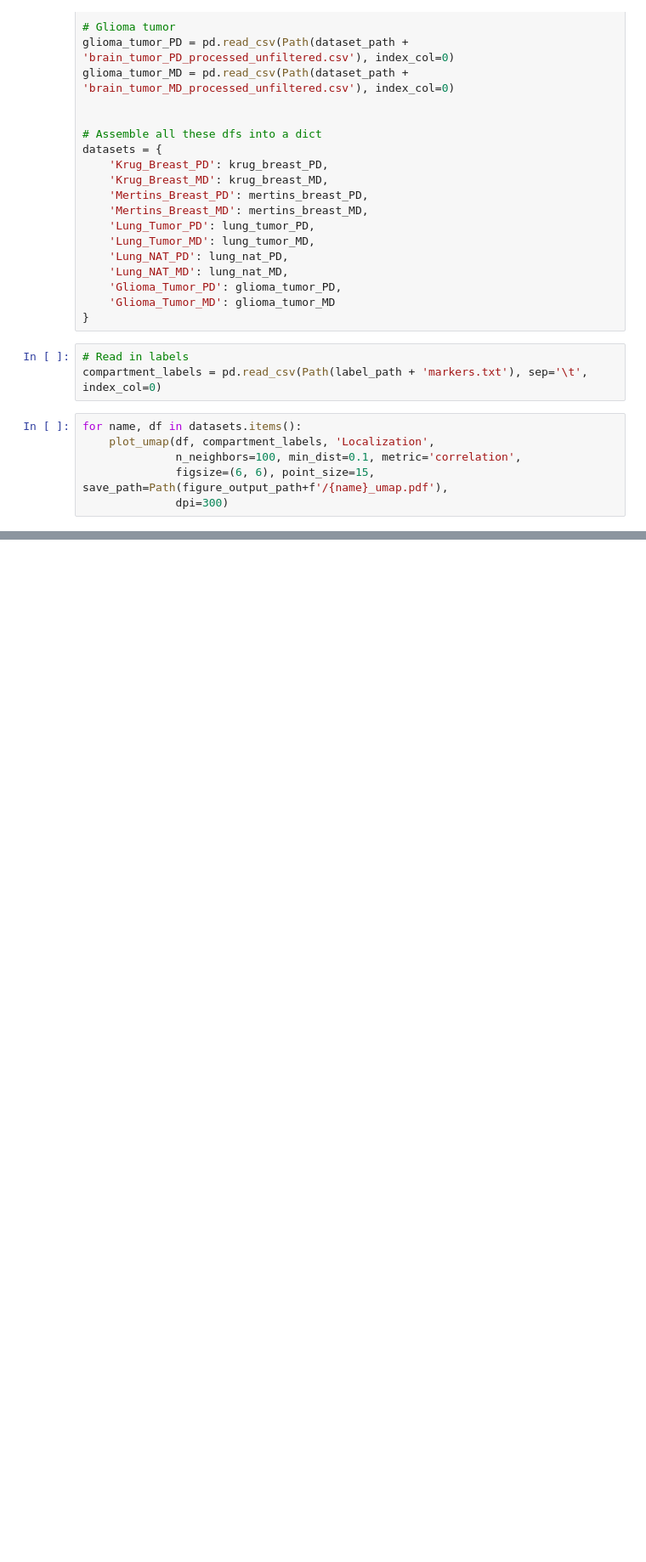
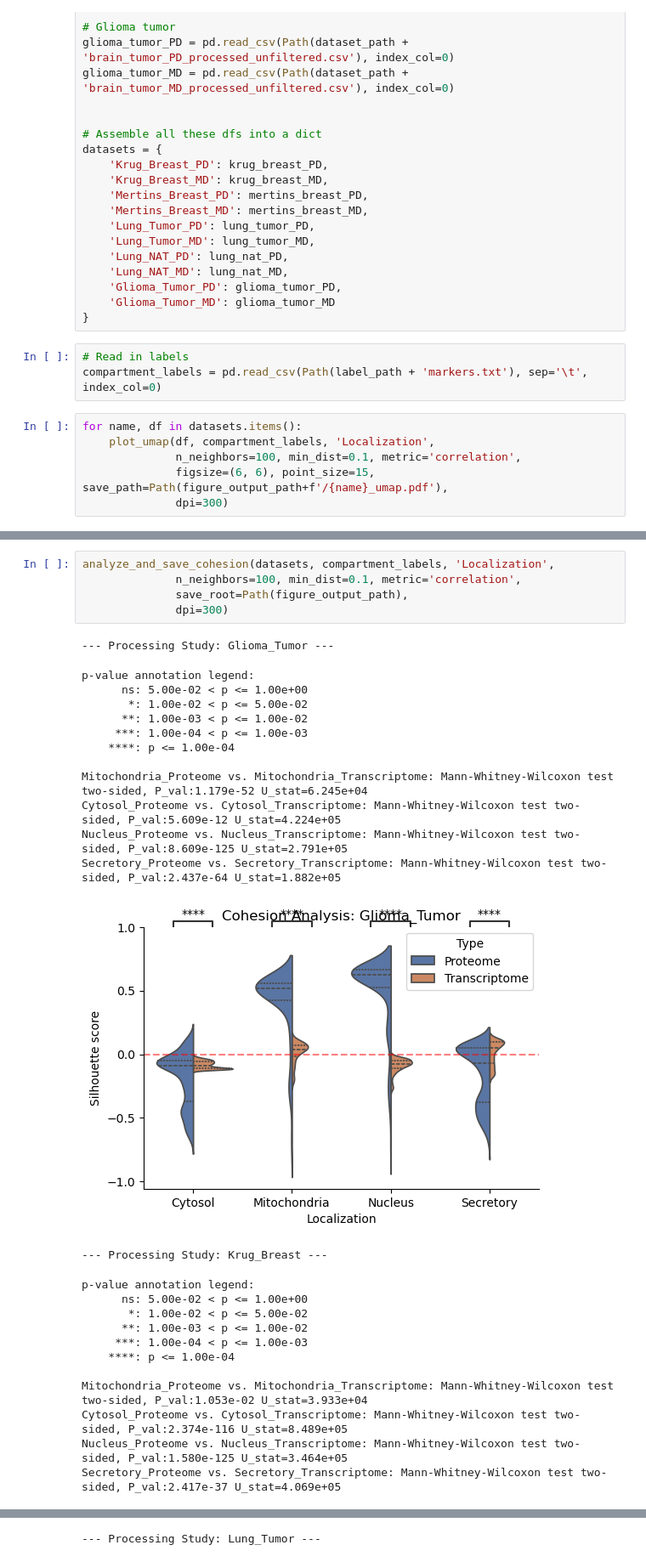
Before and after one commit to kenlzh1996/localization_ML, a Jupyter notebook: Fig1_Dimension reduction figures.ipynb, the cells around one changed output, grey strips where cells are left out. Shown at 85% size. Drawn from its saved outputs; the diff is of its cells as text; blank space fills up the shorter version.

```diff
--- a/Fig1_Dimension reduction figures.ipynb
+++ b/Fig1_Dimension reduction figures.ipynb
@@ -138,0 +238,31 @@ for name, df in datasets.items():
+# %%
+analyze_and_save_cohesion(datasets, compartment_labels, 'Localization',
+              n_neighbors=100, min_dist=0.1, metric='correlation',
+              save_root=Path(figure_output_path),
+              dpi=300)
+# %% [output]
+--- Processing Study: Glioma_Tumor ---
+p-value annotation legend:
+      ns: 5.00e-02 < p <= 1.00e+00
+       *: 1.00e-02 < p <= 5.00e-02
+      **: 1.00e-03 < p <= 1.00e-02
+     ***: 1.00e-04 < p <= 1.00e-03
+    ****: p <= 1.00e-04
+
+Mitochondria_Proteome vs. Mitochondria_Transcriptome: Mann-Whitney-Wilcoxon test two-sided, P_val:1.179e-52 U_stat=6.245e+04
+Cytosol_Proteome vs. Cytosol_Transcriptome: Mann-Whitney-Wilcoxon test two-sided, P_val:5.609e-12 U_stat=4.224e+05
+Nucleus_Proteome vs. Nucleus_Transcriptome: Mann-Whitney-Wilcoxon test two-sided, P_val:8.609e-125 U_stat=2.791e+05
+Secretory_Proteome vs. Secretory_Transcriptome: Mann-Whitney-Wilcoxon test two-sided, P_val:2.437e-64 U_stat=1.882e+05
+[figure, added]
+--- Processing Study: Krug_Breast ---
+p-value annotation legend:
+      ns: 5.00e-02 < p <= 1.00e+00
+       *: 1.00e-02 < p <= 5.00e-02
+      **: 1.00e-03 < p <= 1.00e-02
+     ***: 1.00e-04 < p <= 1.00e-03
+    ****: p <= 1.00e-04
+
+Mitochondria_Proteome vs. Mitochondria_Transcriptome: Mann-Whitney-Wilcoxon test two-sided, P_val:1.053e-02 U_stat=3.933e+04
+Cytosol_Proteome vs. Cytosol_Transcriptome: Mann-Whitney-Wilcoxon test two-sided, P_val:2.374e-116 U_stat=8.489e+05
+Nucleus_Proteome vs. Nucleus_Transcriptome: Mann-Whitney-Wilcoxon test two-sided, P_val:1.580e-125 U_stat=3.464e+05
+Secretory_Proteome vs. Secretory_Transcriptome: Mann-Whitney-Wilcoxon test two-sided, P_val:2.417e-37 U_stat=4.069e+05
@@ -138,0 +270 @@ for name, df in datasets.items():
+--- Processing Study: Lung_Tumor ---
```
Also changed, not shown: parts of 5 cells of this notebook, 22 other files.
